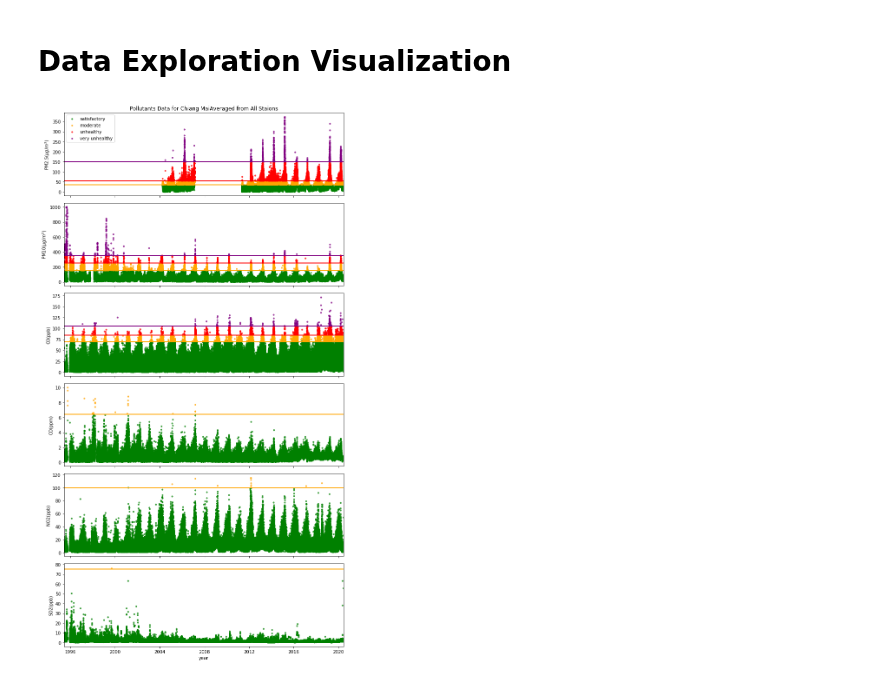
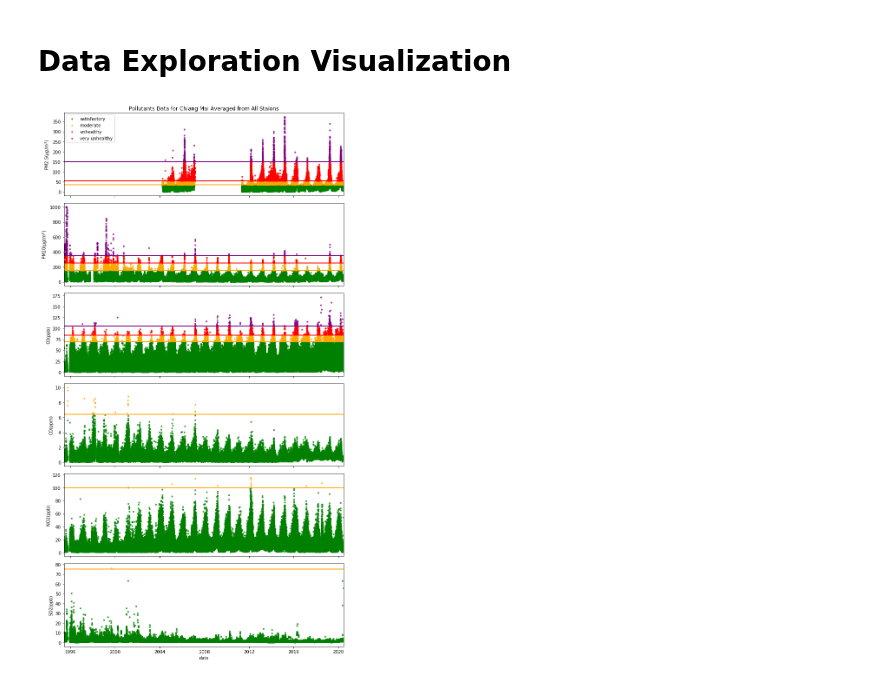
Before and after one commit to worasom/aqi_thailand2, a Jupyter notebook: notebooks/6_visualization.ipynb, the cells around one changed output. Cells and saved outputs as stored; diff of their text form; code cells hidden in the pictures.

```diff
--- a/notebooks/6_visualization.ipynb
+++ b/notebooks/6_visualization.ipynb
@@ -69,38 +56,53 @@ city_name = data.city_name
 # %%
-gas_list = poll_df.columns
-len_gas = len(gas_list)
-_, ax = plt.subplots(len_gas, 1, figsize=(10, 3*len_gas),sharex=True)
+def plot_all_pollutions(poll_df, city_name='',filename=None,transition_dict=None, color_labels=None, level_name=None):
+    """Plot all pollutant data over time.
 
-for i, _ in enumerate(ax):
-    col = gas_list[i]
-    poll_data = poll_df[[col]].dropna()
-    poll_data['color'] = pd.cut(
-        poll_data[col], bins=transition_dict[col], labels=color_labels)
+    """
+    if transition_dict==None:
+        transition_dict = { 'PM2.5': [0, 35.5, 55.4, 150.4, 1e3],
+                  'PM10': [0, 155, 254, 354, 1e3],
+                  'O3':[0, 70 , 85, 105 ,1e3],
+                  'SO2':[0, 75, 185, 304,1e3],
+                  'NO2': [0, 100, 360, 649,1e3],
+                  'CO': [0, 6.4, 12.5, 15.4,1e3]}
 
-    for color, legend in zip(color_labels, level_names):
-        temp = poll_data[poll_data['color'] == color]
-        # plot the data for each pollution level
-        ax[i].scatter(temp.index, temp[col],
+    if color_labels==None:
+        color_labels = ['green', 'orange', 'red','purple']
+
+    if level_name==None:
+        level_names = ['satisfactory', 'moderate', 'unhealthy','very unhealthy']
+
+    gas_list = poll_df.columns
+    len_gas = len(gas_list)
+    _, ax = plt.subplots(len_gas, 1, figsize=(10, 3*len_gas),sharex=True)
+
+    for i, _ in enumerate(ax):
+        col = gas_list[i]
+        poll_data = poll_df[[col]].dropna()
+        poll_data['color'] = pd.cut(poll_data[col], bins=transition_dict[col], labels=color_labels)
+
+        for color, legend in zip(color_labels, level_names):
+            temp = poll_data[poll_data['color'] == color]
+            # plot the data for each pollution level
+            ax[i].scatter(temp.index, temp[col],
                   c=temp['color'], marker='.', label=legend,alpha=0.7)
 
-        if col in ['PM10','PM2.5']:
-            ax[i].set_ylabel(col + '($\mu g/m^3$)')
-        elif col in ['O3','NO2','SO2']:
-            ax[i].set_ylabel(col + '(ppb)')
-        elif col == 'CO':
-            ax[i].set_ylabel(col + '(ppm)')
+            if col in ['PM10','PM2.5']:
+                ax[i].set_ylabel(col + '($\mu g/m^3$)')
+            elif col in ['O3','NO2','SO2']:
+                ax[i].set_ylabel(col + '(ppb)')
+            elif col == 'CO':
+                ax[i].set_ylabel(col + '(ppm)')
 
-        ax[i].axhline(transition_dict[col][1],color='orange')
-        if i in [0,1,2]:
-            ax[i].axhline(transition_dict[col][2],color='red')
-        if i in [0,1,2]:
-            ax[i].axhline(transition_dict[col][3],color='purple')
+            ax[i].axhline(transition_dict[col][1],color='orange')
+            if i in [0,1,2]:
+                ax[i].axhline(transition_dict[col][2],color='red')
+            if i in [0,1,2]:
+                ax[i].axhline(transition_dict[col][3],color='purple')
 
-ax[0].legend(loc='upper left')
-ax[0].set_xlim([poll_df.index.min(), poll_df.index.max()])
-ax[0].set_title(f'Pollutants Data for {city_name}Averaged from All Staions')
-ax[-1].set_xlabel('year')
+    ax[0].legend(loc='upper left')
+    ax[0].set_xlim([poll_df.index.min(), poll_df.index.max()])
+    ax[0].set_title(f'Pollutants Data for {city_name} Averaged from All Staions')
+    ax[-1].set_xlabel('date')
 
-plt.tight_layout()
+    plt.tight_layout()
-# %% [output]
-[figure, removed]
@@ -106,0 +112,4 @@ plt.tight_layout()
+# %%
+plot_all_pollutions(poll_df, city_name=city_name)
+# %% [output]
+[figure, added]
```
Also changed, not shown: parts of 2 cells of this notebook, 3 other files.
